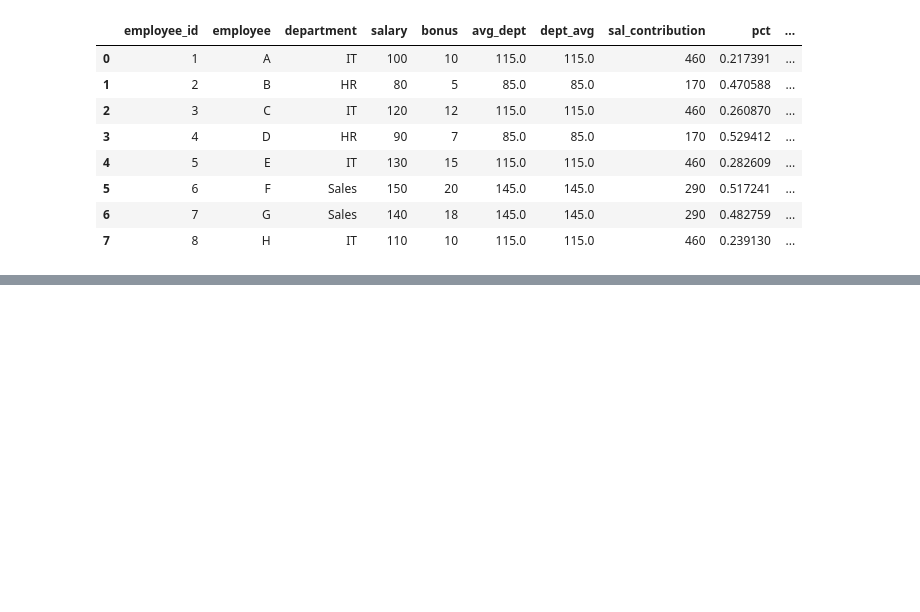
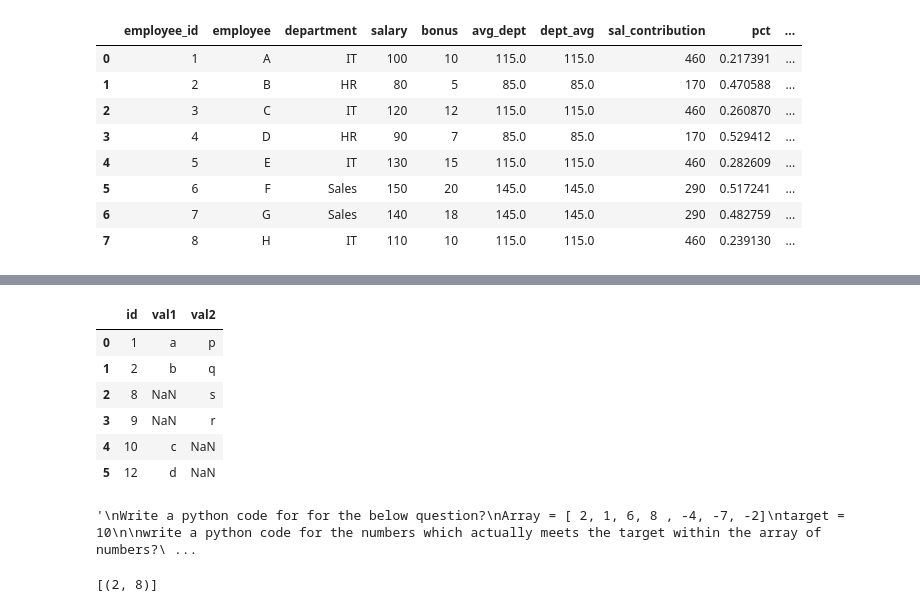
Before and after one commit to Sreemayidontha/Python-daily-codes, a Jupyter notebook: Python_daily.ipynb, the cells around one changed output, grey strips where cells are left out. Saved outputs shown, nothing was run; the diff lists cells and outputs as text; code cells hidden in the pictures; blank space fills up the shorter version.

Commit message:
target pair

```diff
--- a/Python_daily.ipynb
+++ b/Python_daily.ipynb
@@ -3021,3 +3021,20 @@ df
 | 5 | 6 | F | Sales | 150 | 20 | 145.0 | 145.0 | 290 | 0.517241 | ... |
 | 6 | 7 | G | Sales | 140 | 18 | 145.0 | 145.0 | 290 | 0.482759 | ... |
 | 7 | 8 | H | IT | 110 | 10 | 115.0 | 115.0 | 460 | 0.239130 | ... |
+# %%
+#joining tables
+
+# importing pandas
+
+import pandas as pd
+
+# Creating Dictionary
+d = {'id': [1, 2, 10, 12],
+     'val1': ['a', 'b', 'c', 'd']}
+
+a = pd.DataFrame(d)
+
+# printing the dataframe
+d = {'id': [1, 2, 9, 8],
+     'val2': ['p', 'q', 'r', 's']}
+b = pd.DataFrame(d)
@@ -3023,0 +3085,33 @@ df
+# %%
+pd.merge(a,b,how='outer')
+# %% [output]
+|  | id | val1 | val2 |
+| 0 | 1 | a | p |
+| 1 | 2 | b | q |
+| 2 | 8 | NaN | s |
+| 3 | 9 | NaN | r |
+| 4 | 10 | c | NaN |
+| 5 | 12 | d | NaN |
+# %%
+'''
+Write a python code for for the below question?
+Array = [ 2, 1, 6, 8 , -4, -7, -2]
+target = 10
+
+write a python code for the numbers which actually meets the target within the array of numbers?
+
+'''
+# %% [output]
+'\nWrite a python code for for the below question?\nArray = [ 2, 1, 6, 8 , -4, -7, -2]\ntarget = 10\n\nwrite a python code for the numbers which actually meets the target within the array of numbers?\ ...
+# %%
+a=[ 2, 1, 6, 8 , -4, -7, -2]
+target=10
+b=[]
+for i in range (len(a)):
+    for j in range(i+1,len(a)):
+        if a[i]+a[j]==target:
+            b.append((a[i],a[j]))
+
+print(b)
+# %% [output]
+[(2, 8)]
```
Also changed, not shown: parts of 6 cells of this notebook.
